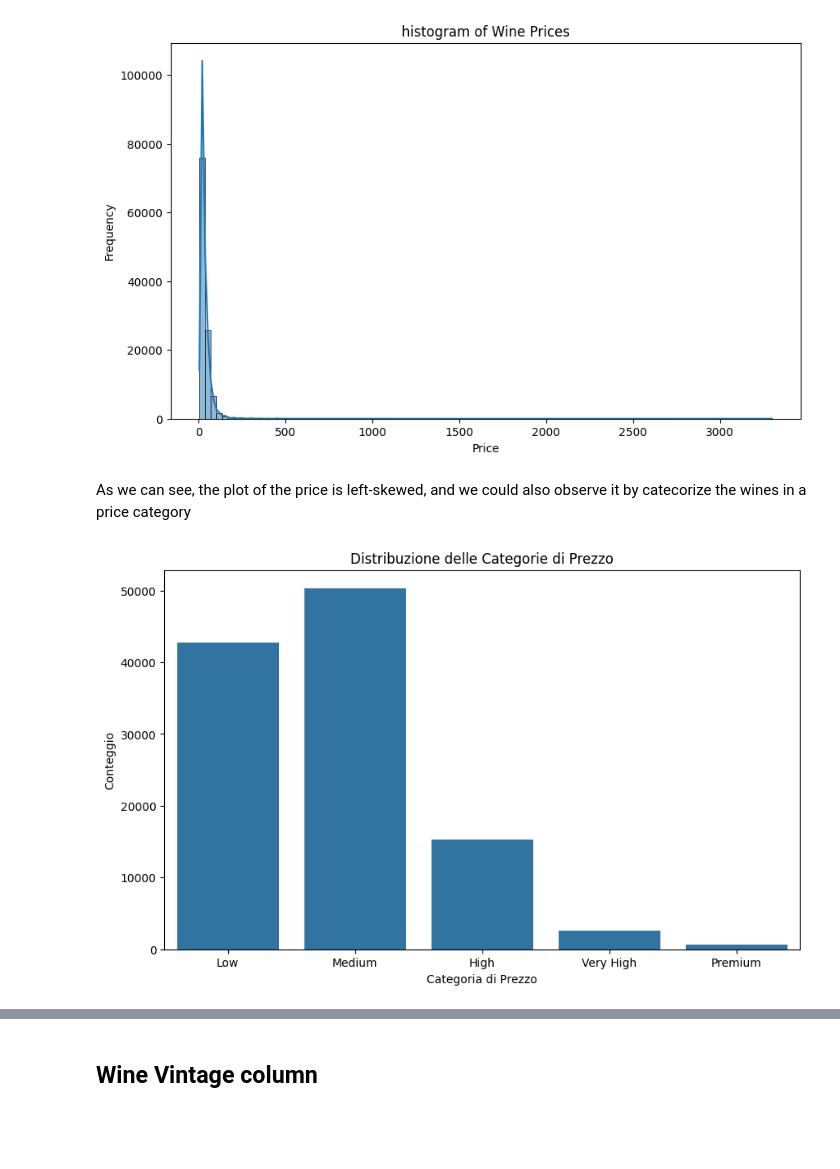
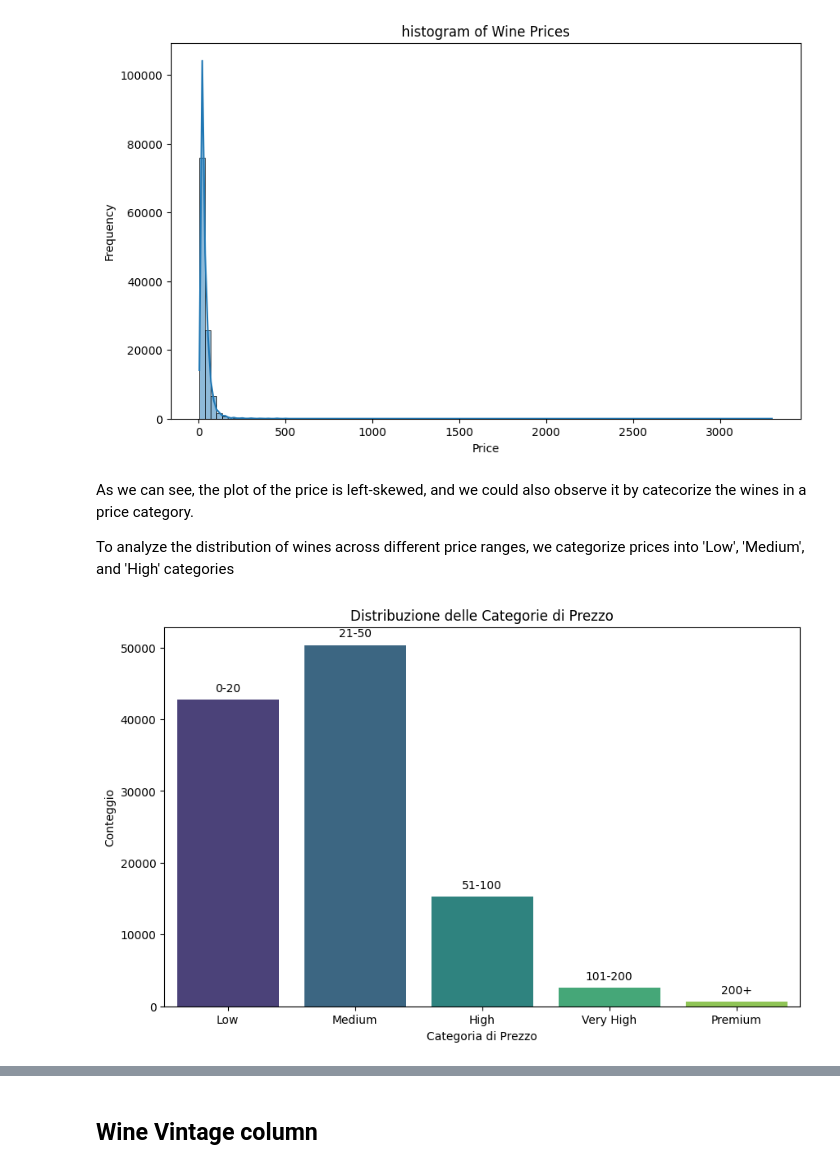
Before and after one commit to Supsi-Collaborative-Projects/wine-analysis, a Jupyter notebook: analysis.ipynb, the cells around one changed output, grey strips where cells are left out. Drawn from its saved outputs; the diff is of its cells as text; code cells hidden in the pictures; blank space fills up the shorter version.

```diff
--- a/analysis.ipynb
+++ b/analysis.ipynb
@@ -311,20 +305,28 @@ plt.show()
 # %% [output]
 [figure]
 # %% [markdown]
-As we can see, the plot of the price is left-skewed, and we could also observe it by catecorize the wines in a price category
+As we can see, the plot of the price is left-skewed, and we could also observe it by catecorize the wines in a price category.
+
+To analyze the distribution of wines across different price ranges, we categorize prices into 'Low', 'Medium', and 'High' categories
 # %%
 bins = [0, 20, 50, 100, 200, np.inf]
 labels = ['Low', 'Medium', 'High', 'Very High', 'Premium']
 df['price_category'] = pd.cut(df['price'], bins=bins, labels=labels)
 
-# Creazione della colonna "annata del vino"
-df['vintage'] = df['title'].str.extract(r'(\d{4})', expand=False)
-df['vintage'] = pd.to_numeric(df['vintage'], errors='coerce')
+# Plotting with seaborn
 plt.figure(figsize=(10, 6))
-sns.countplot(data=df, x='price_category')
+palette = sns.color_palette("viridis", len(labels)) # Create a palette with a color for each category
+ax = sns.countplot(data=df, x='price_category', palette=palette)
 plt.title('Distribuzione delle Categorie di Prezzo')
 plt.xlabel('Categoria di Prezzo')
 plt.ylabel('Conteggio')
+
+# Annotate bars with price range
+price_ranges = ['0-20', '21-50', '51-100', '101-200', '200+']
+for p, label, price_range in zip(ax.patches, labels, price_ranges):
+    ax.annotate(f'{price_range}', (p.get_x() + p.get_width() / 2., p.get_height()),
+                ha='center', va='center', xytext=(0, 10), textcoords='offset points')
+
 plt.show()
 # %% [output]
-[figure, old version]
+[figure, new version]
```
Also changed, not shown: parts of 42 cells of this notebook.
